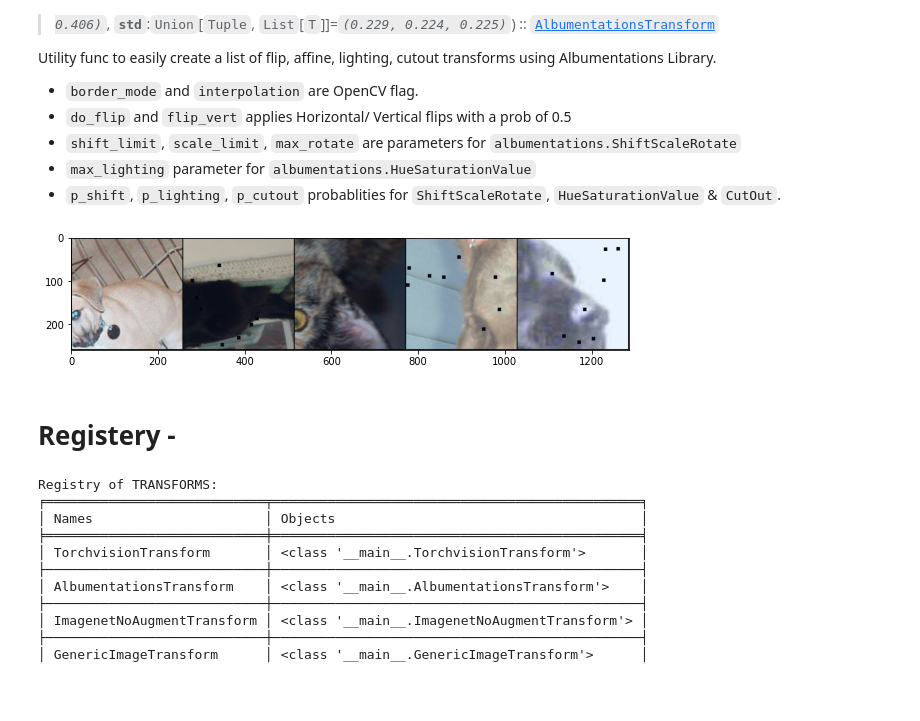
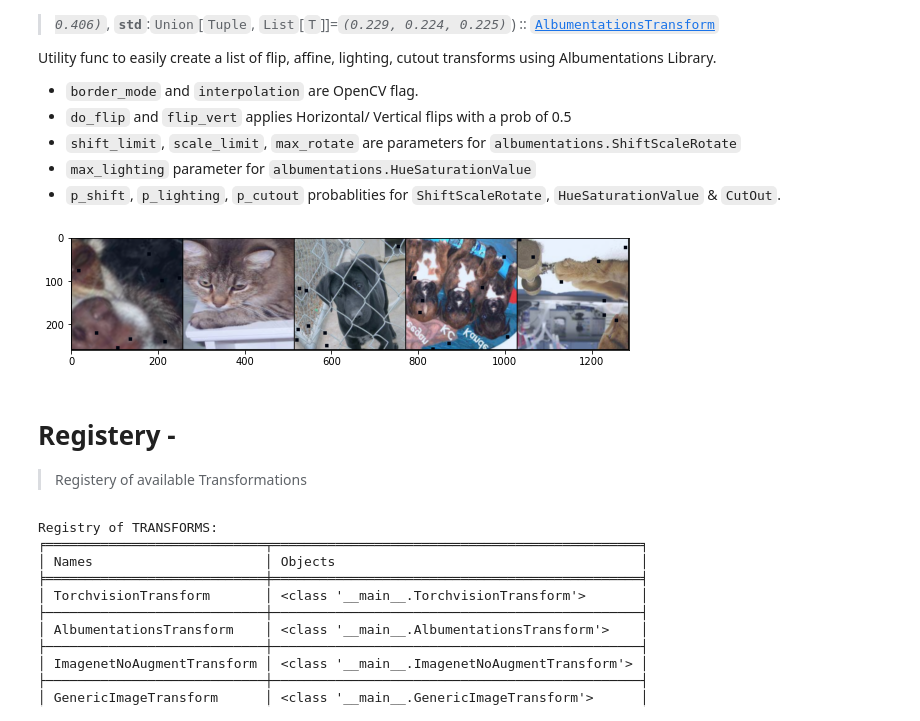
Before and after one commit to benihime91/lightning_cv, a Jupyter notebook: nbs/01a_classification.data.transforms.ipynb, the cells around one changed output. Saved outputs shown, nothing was run; the diff lists cells and outputs as text; code cells hidden in the pictures; blank space fills up the shorter version.

```diff
--- a/nbs/01a_classification.data.transforms.ipynb
+++ b/nbs/01a_classification.data.transforms.ipynb
@@ -500,20 +500,22 @@ using Albumentations Library.
 # %%
 cfg = dict(img_size=255, do_flip=True, flip_vert=True)
 
-image = cv2_loader("images/puppy.jpg")
 tfms = TransformCatalog.get("AugTransforms").from_config(cfg)
+
 ds = ImageFolder(root=f"{nbdev_path}/cats_and_dogs_filtered/train",
                  loader=Loaders.get("cv2_loader"), transform=tfms)
+
 dl = torch.utils.data.DataLoader(ds, batch_size=5, shuffle=True)
 
 images, targets = next(iter(dl))
 
 plt.figure(figsize=(10,10))
 imshow_tensor(images, normalize=True);
 # %% [output]
-[figure, old version]
+[figure, new version]
 # %% [markdown]
 # Registery  -
+> Registery of available Transformations
 # %%
 TransformCatalog
 # %% [output]
```
Also changed, not shown: parts of 11 cells of this notebook, 7 other files.
